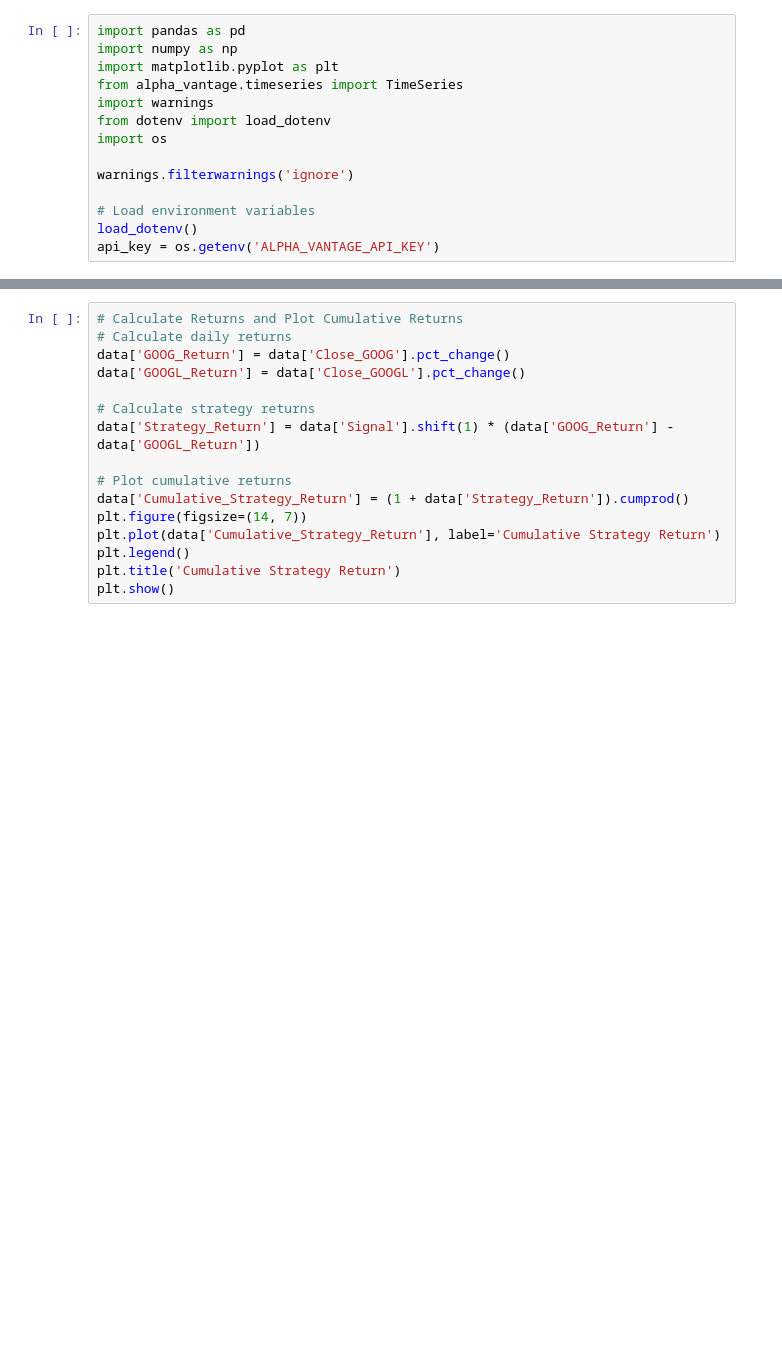
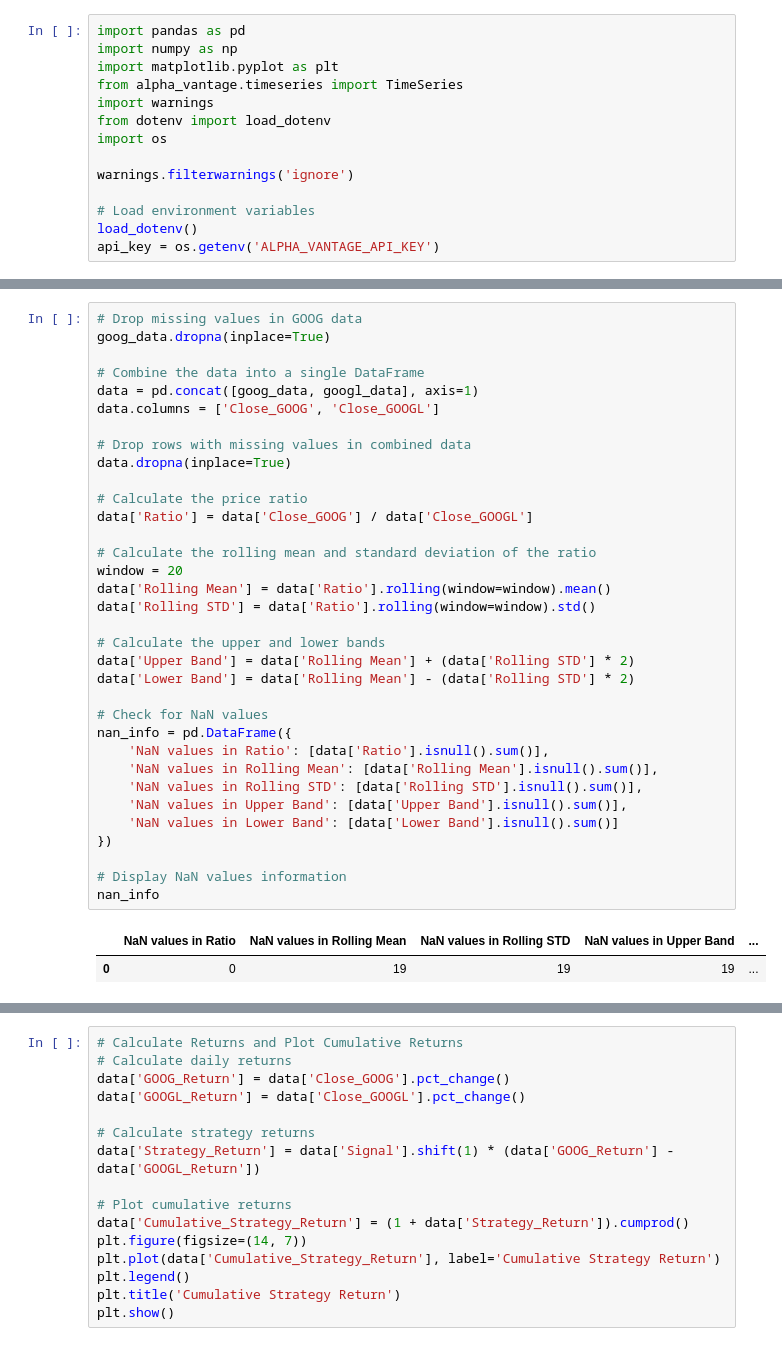
Before and after one commit to miloopark/strategy-playground, a Jupyter notebook: strategies/Dual_Class_Arbitrage.ipynb, the cells around one changed output, grey strips where cells are left out. Cells and saved outputs as stored; diff of their text form; blank space fills up the shorter version.

```diff
--- a/strategies/Dual_Class_Arbitrage.ipynb
+++ b/strategies/Dual_Class_Arbitrage.ipynb
@@ -43 +48,38 @@ data.head()
+# %%
+# Drop missing values in GOOG data
+goog_data.dropna(inplace=True)
+
+# Combine the data into a single DataFrame
+data = pd.concat([goog_data, googl_data], axis=1)
+data.columns = ['Close_GOOG', 'Close_GOOGL']
+
+# Drop rows with missing values in combined data
+data.dropna(inplace=True)
+
+# Calculate the price ratio
+data['Ratio'] = data['Close_GOOG'] / data['Close_GOOGL']
+
+# Calculate the rolling mean and standard deviation of the ratio
+window = 20
+data['Rolling Mean'] = data['Ratio'].rolling(window=window).mean()
+data['Rolling STD'] = data['Ratio'].rolling(window=window).std()
+
+# Calculate the upper and lower bands
+data['Upper Band'] = data['Rolling Mean'] + (data['Rolling STD'] * 2)
+data['Lower Band'] = data['Rolling Mean'] - (data['Rolling STD'] * 2)
+
+# Check for NaN values
+nan_info = pd.DataFrame({
+    'NaN values in Ratio': [data['Ratio'].isnull().sum()],
+    'NaN values in Rolling Mean': [data['Rolling Mean'].isnull().sum()],
+    'NaN values in Rolling STD': [data['Rolling STD'].isnull().sum()],
+    'NaN values in Upper Band': [data['Upper Band'].isnull().sum()],
+    'NaN values in Lower Band': [data['Lower Band'].isnull().sum()]
+})
+
+# Display NaN values information
+nan_info
+# %% [output]
+|  | NaN values in Ratio | NaN values in Rolling Mean | NaN values in Rolling STD | NaN values in Upper Band | ... |
+| 0 | 0 | 19 | 19 | 19 | ... |
 # %%
```
Also changed, not shown: parts of 4 cells of this notebook.
